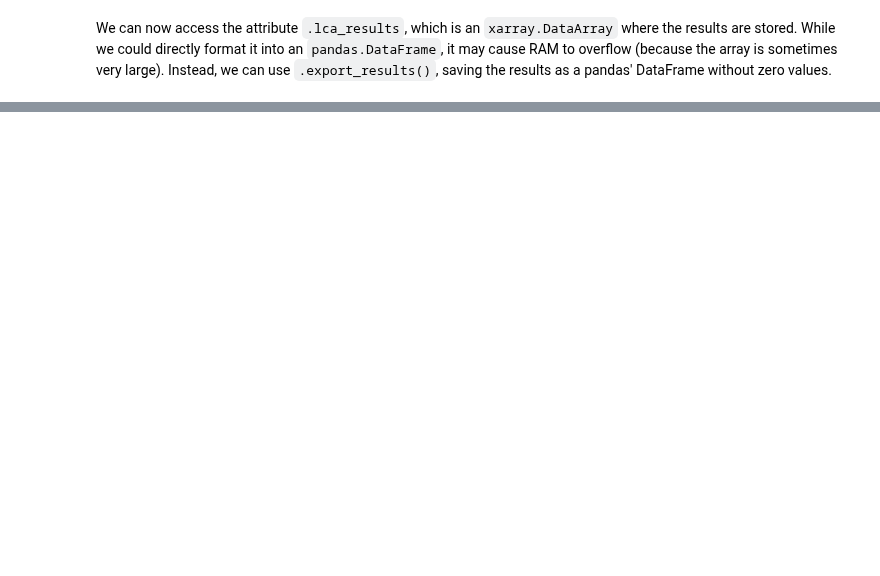
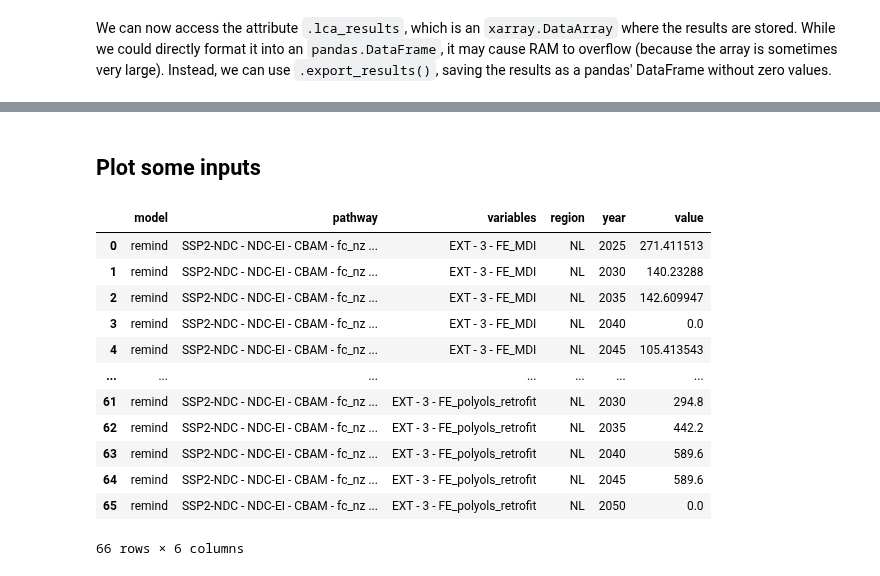
Before and after one commit to tomterlouw/lca_transience, a Jupyter notebook: 2_calc_impacts.ipynb, the cells around one changed output, grey strips where cells are left out. Cells and saved outputs as stored; diff of their text form; code cells hidden in the pictures; blank space fills up the shorter version.

```diff
--- a/2_calc_impacts.ipynb
+++ b/2_calc_impacts.ipynb
@@ -701,0 +525,30 @@ plt.show()
+# %% [markdown]
+## Plot some inputs
+# %%
+variables = [
+    v for v in p.scenarios.coords["variables"].values
+    if str(v).startswith("EXT - 3 - FE")
+]
+
+# Select all variables
+df_vars = (
+    p.scenarios
+    .sel(variables=variables)
+    .to_dataframe()
+    .reset_index()
+)
+df_vars
+# %% [output]
+|  | model | pathway | variables | region | year | value |
+| 0 | remind | SSP2-NDC - NDC-EI - CBAM - fc_nz ... | EXT - 3 - FE_MDI | NL | 2025 | 271.411513 |
+| 1 | remind | SSP2-NDC - NDC-EI - CBAM - fc_nz ... | EXT - 3 - FE_MDI | NL | 2030 | 140.23288 |
+| 2 | remind | SSP2-NDC - NDC-EI - CBAM - fc_nz ... | EXT - 3 - FE_MDI | NL | 2035 | 142.609947 |
+| 3 | remind | SSP2-NDC - NDC-EI - CBAM - fc_nz ... | EXT - 3 - FE_MDI | NL | 2040 | 0.0 |
+| 4 | remind | SSP2-NDC - NDC-EI - CBAM - fc_nz ... | EXT - 3 - FE_MDI | NL | 2045 | 105.413543 |
+| ... | ... | ... | ... | ... | ... | ... |
+| 61 | remind | SSP2-NDC - NDC-EI - CBAM - fc_nz ... | EXT - 3 - FE_polyols_retrofit | NL | 2030 | 294.8 |
+| 62 | remind | SSP2-NDC - NDC-EI - CBAM - fc_nz ... | EXT - 3 - FE_polyols_retrofit | NL | 2035 | 442.2 |
+| 63 | remind | SSP2-NDC - NDC-EI - CBAM - fc_nz ... | EXT - 3 - FE_polyols_retrofit | NL | 2040 | 589.6 |
+| 64 | remind | SSP2-NDC - NDC-EI - CBAM - fc_nz ... | EXT - 3 - FE_polyols_retrofit | NL | 2045 | 589.6 |
+| 65 | remind | SSP2-NDC - NDC-EI - CBAM - fc_nz ... | EXT - 3 - FE_polyols_retrofit | NL | 2050 | 0.0 |
+66 rows × 6 columns
```
Also changed, not shown: parts of 20 cells of this notebook, 21 other files.
